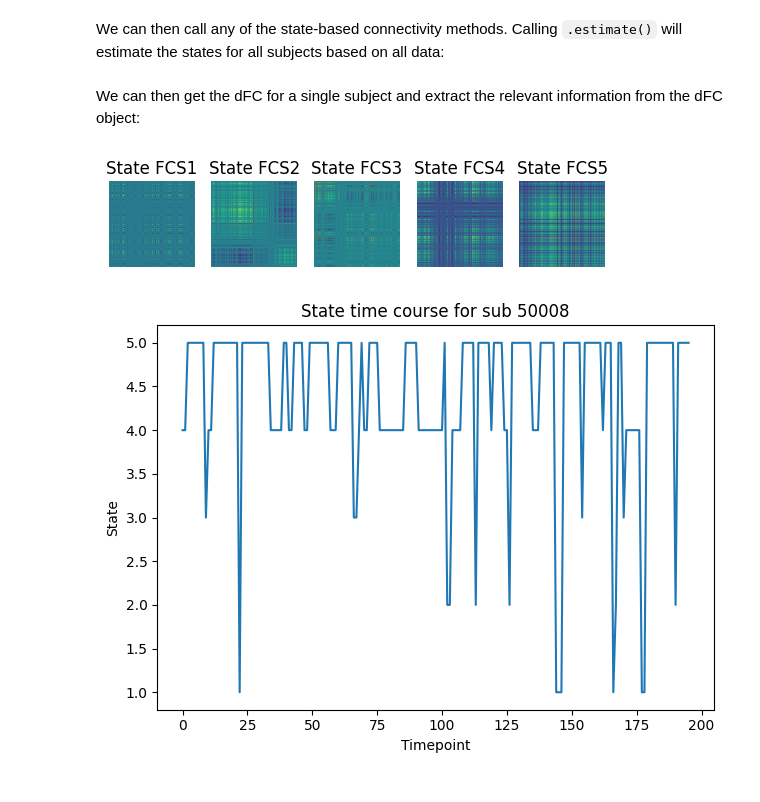
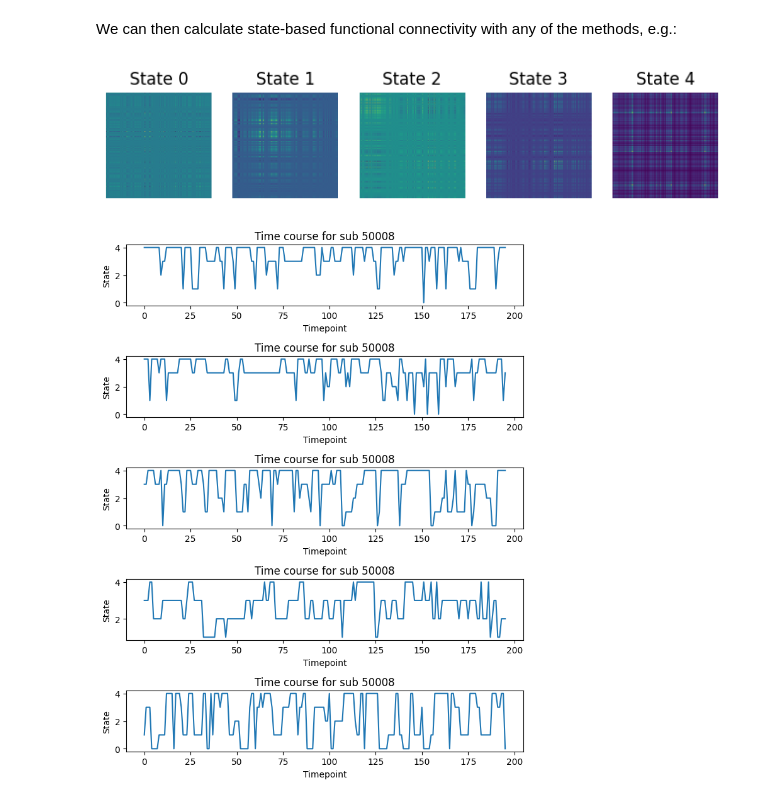
Before and after one commit to mibur1/comet, a Jupyter notebook: tutorials/example_state.ipynb, the cells around one changed output. Cells and saved outputs as stored; diff of their text form; code cells hidden in the pictures.

```diff
--- a/tutorials/example_state.ipynb
+++ b/tutorials/example_state.ipynb
@@ -15,11 +15,7 @@ from comet import utils, connectivity
 
 subjects = ["50008", "50010", "50012", "50014", "50020"]
 data = datasets.fetch_abide_pcp(SUB_ID=subjects, pipeline='cpac', band_pass_filtering=True, derivatives="rois_dosenbach160", legacy_format=False)
-ts = data.rois_dosenbach160 # list of 2D time series data (5 x 196 x 161)
-
-# Transpose each 2D time series data as time needs to be the second dimension for the pydfc package
-for i in range(len(ts)):
-    ts[i] = ts[i].T
+ts = data.rois_dosenbach160 # list of 2D time series data
 
 print("Num subjects:",len(ts))
 print("TS shape:", ts[0].shape)
@@ -37,2 +25,0 @@ Please make sure time is the second dimension (otherwise transpose the input dat
-# %% [markdown]
-We can then call any of the state-based connectivity methods. Calling `.estimate()` will estimate the states for all subjects based on all data:
@@ -41,27 +26,21 @@ method_obj = connectivity.Windowless(state_fc_input, n_states=5, n_subj_clusters
-# %% [markdown]
-We can then get the dFC for a single subject and extract the relevant information from the dFC object:
-# %%
-# Get the dFC object for a specific subject
-dfc_obj = method_obj.estimate_dFC(time_series=state_fc_input.get_subj_ts(subjs_id=subjects[0]))
-
-# Extract dFC information
-dfc_data = np.transpose(dfc_obj.get_dFC_mat(), (1, 2, 0))  # 3D dFC matrix (roi x roi x state_estimates)
-dfc_states = dfc_obj.FCSs_                                 # Dict with state matrices. Keys: "FCS1", FC2S", etc.
-dfc_state_tc = dfc_obj.state_TC()                          # State time courses
-
-# Plot all estimated states
-fig, ax = plt.subplots(1, len(dfc_states.keys()))
-for i, key in enumerate(dfc_states.keys()):
-    ax[i].imshow(dfc_states[key])
-    ax[i].set_title(f"State {key}")
-    ax[i].axis("off")
-
-# Plot the state time course for a single subject
-fig, ax = plt.subplots()
-ax.plot(dfc_state_tc)
-ax.set(title=f"State time course for sub {subjects[0]}", xlabel="Timepoint", ylabel="State")
-
-plt.tight_layout();
-# %% [output]
-[figure, removed]
-[figure, removed]
+# %% [markdown]
+We can then calculate state-based functional connectivity with any of the methods, e.g.:
+# %%
+state_tc, states = connectivity.KSVD(ts, n_states=5).estimate()
+
+# Plot all estimated states
+fig, ax = plt.subplots(1, 5, figsize=(8,2))
+for i in range(states.shape[0]):
+    ax[i].imshow(states[i,:,:])
+    ax[i].set_title(f"State {i}")
+    ax[i].axis("off")
+
+fig, ax = plt.subplots(5, 1, figsize=(7,9))
+for i in range(states.shape[0]):
+    ax[i].plot(state_tc[i,:])
+    ax[i].set(title=f"Time course for sub {subjects[0]}", xlabel="Timepoint", ylabel="State")
+
+plt.tight_layout();
+# %% [output]
+[figure, added]
+[figure, added]
```
Also changed, not shown: parts of 6 cells of this notebook.
